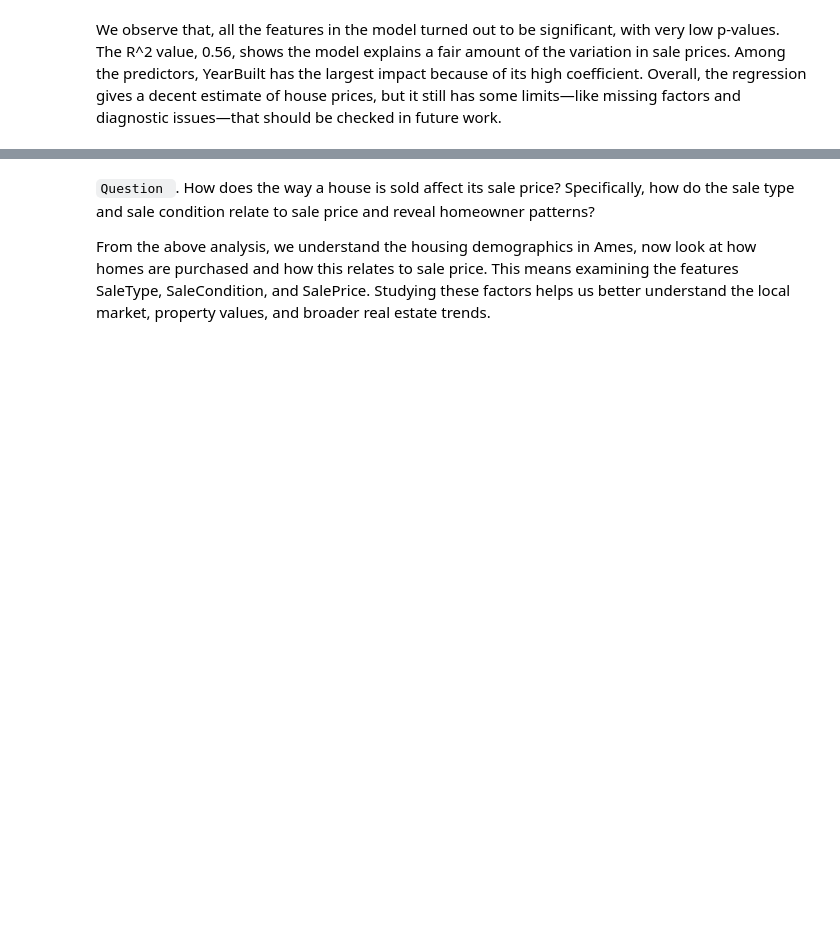
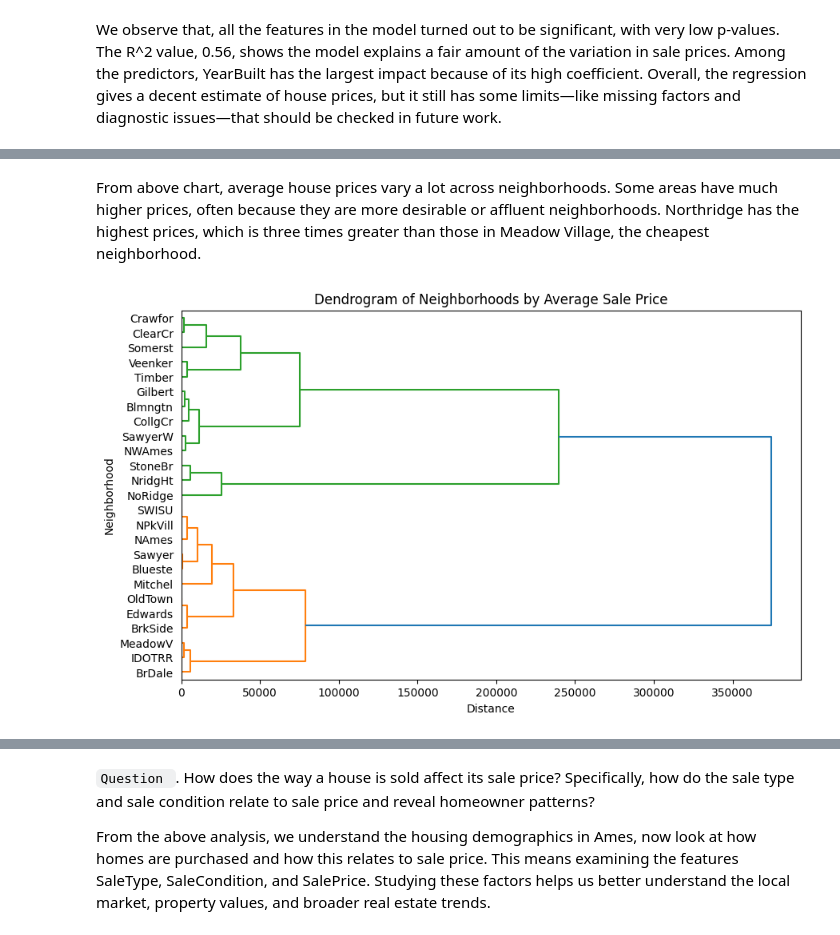
Before and after one commit to annugit1655/Real-Estate-Price-Prediction, a Jupyter notebook: Real-Estate-Price-Prediction/notebooks/EDA-house-part-1.ipynb, the cells around one changed output, grey strips where cells are left out. Cells and saved outputs as stored; diff of their text form; code cells hidden in the pictures; blank space fills up the shorter version.

```diff
--- a/Real-Estate-Price-Prediction/notebooks/EDA-house-part-1.ipynb
+++ b/Real-Estate-Price-Prediction/notebooks/EDA-house-part-1.ipynb
@@ -509,0 +545,28 @@ We observe that, all the features in the model turned out to be significant, wit
+# %% [markdown]
+From above chart, average house prices vary a lot across neighborhoods. Some areas have much higher prices, often because they are more desirable or affluent neighborhoods. Northridge has the highest prices, which is three times greater than those in Meadow Village, the cheapest neighborhood.
+# %%
+import pandas as pd
+import matplotlib.pyplot as plt
+from scipy.cluster.hierarchy import dendrogram, linkage
+
+# Load your dataset
+#df = pd.read_csv("train.csv")  # Ames dataset from Kaggle
+
+# Group by neighborhood and calculate average sale price
+neighborhood_prices = new_df.groupby("Neighborhood")["SalePrice"].mean()
+
+# Convert to DataFrame for clustering
+data = neighborhood_prices.values.reshape(-1, 1)
+
+# Perform hierarchical clustering
+linked = linkage(data, method='ward')
+
+# Plot dendrogram
+plt.figure(figsize=(10, 6))
+dendrogram(linked, labels=neighborhood_prices.index, orientation='right')
+plt.title("Dendrogram of Neighborhoods by Average Sale Price")
+plt.xlabel("Distance")
+plt.ylabel("Neighborhood")
+plt.show()
+# %% [output]
+[figure, added]
```
Also changed, not shown: parts of 6 cells of this notebook.
